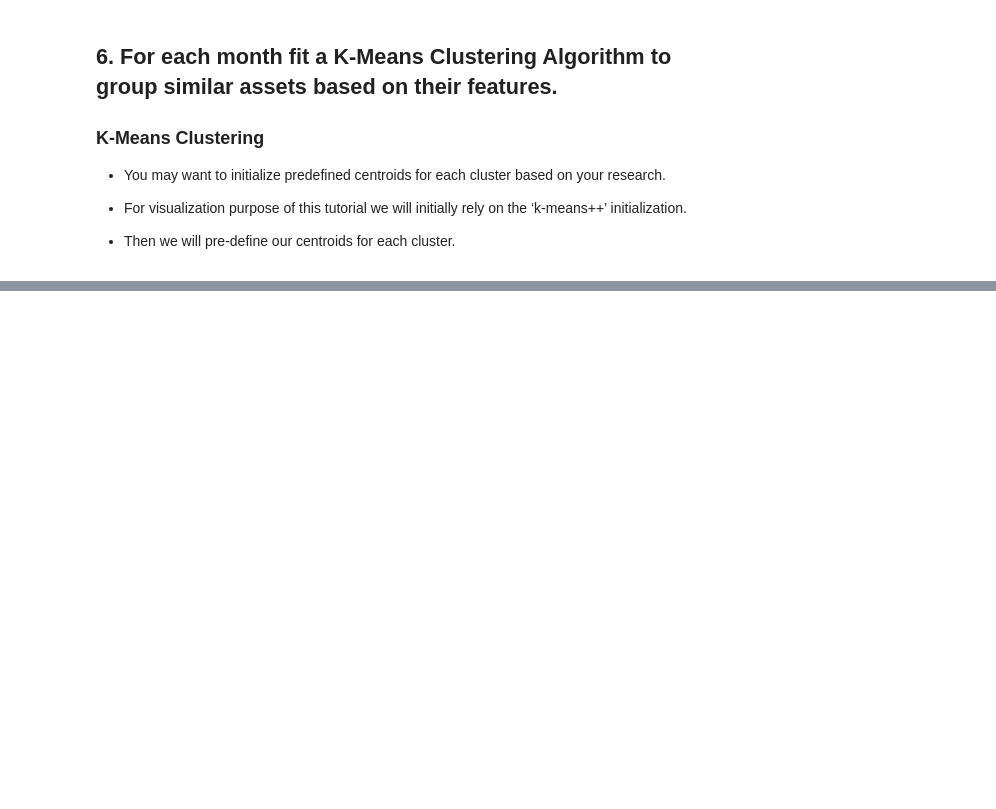
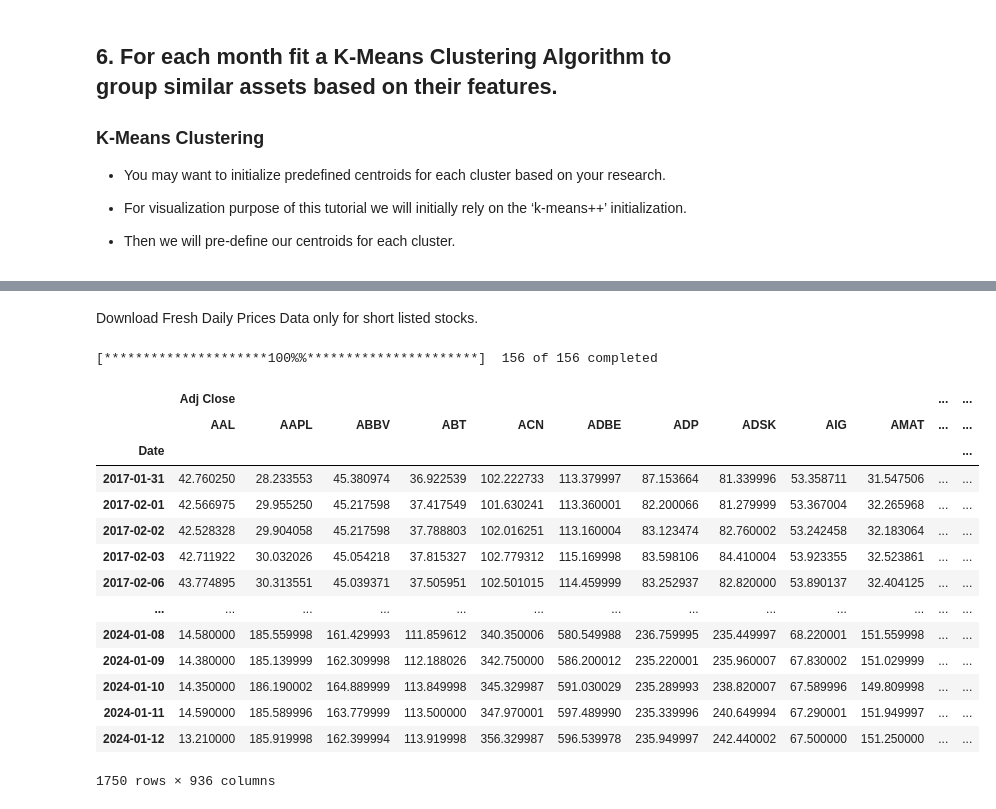
Before and after one commit to phytal/algorithmic-trading-python, a Jupyter notebook: unsupervised_learning.ipynb, the cells around one changed output, grey strips where cells are left out. Drawn from its saved outputs; the diff is of its cells as text; code cells hidden in the pictures; blank space fills up the shorter version.

```diff
--- a/unsupervised_learning.ipynb
+++ b/unsupervised_learning.ipynb
@@ -514,0 +661,27 @@ memory usage: 1.5+ MB
+# %% [markdown]
+Download Fresh Daily Prices Data only for short listed stocks.
+# %%
+stocks = data.index.get_level_values('symbol').unique().tolist()
+new_df = yf.download(tickers=stocks,
+                     start=data.index.get_level_values('date').unique()[0]-pd.DateOffset(months=12),
+                     end=data.index.get_level_values('date').unique()[-1])
+# %% [output]
+[*********************100%%**********************]  156 of 156 completed
+# %%
+new_df
+# %% [output]
+|  | Adj Close |  |  |  |  |  |  |  |  |  | ... | ... |
+|  | AAL | AAPL | ABBV | ABT | ACN | ADBE | ADP | ADSK | AIG | AMAT | ... | ... |
+| Date |  |  |  |  |  |  |  |  |  |  |  | ... |
+| 2017-01-31 | 42.760250 | 28.233553 | 45.380974 | 36.922539 | 102.222733 | 113.379997 | 87.153664 | 81.339996 | 53.358711 | 31.547506 | ... | ... |
+| 2017-02-01 | 42.566975 | 29.955250 | 45.217598 | 37.417549 | 101.630241 | 113.360001 | 82.200066 | 81.279999 | 53.367004 | 32.265968 | ... | ... |
+| 2017-02-02 | 42.528328 | 29.904058 | 45.217598 | 37.788803 | 102.016251 | 113.160004 | 83.123474 | 82.760002 | 53.242458 | 32.183064 | ... | ... |
+| 2017-02-03 | 42.711922 | 30.032026 | 45.054218 | 37.815327 | 102.779312 | 115.169998 | 83.598106 | 84.410004 | 53.923355 | 32.523861 | ... | ... |
+| 2017-02-06 | 43.774895 | 30.313551 | 45.039371 | 37.505951 | 102.501015 | 114.459999 | 83.252937 | 82.820000 | 53.890137 | 32.404125 | ... | ... |
+| ... | ... | ... | ... | ... | ... | ... | ... | ... | ... | ... | ... | ... |
+| 2024-01-08 | 14.580000 | 185.559998 | 161.429993 | 111.859612 | 340.350006 | 580.549988 | 236.759995 | 235.449997 | 68.220001 | 151.559998 | ... | ... |
+| 2024-01-09 | 14.380000 | 185.139999 | 162.309998 | 112.188026 | 342.750000 | 586.200012 | 235.220001 | 235.960007 | 67.830002 | 151.029999 | ... | ... |
+| 2024-01-10 | 14.350000 | 186.190002 | 164.889999 | 113.849998 | 345.329987 | 591.030029 | 235.289993 | 238.820007 | 67.589996 | 149.809998 | ... | ... |
+| 2024-01-11 | 14.590000 | 185.589996 | 163.779999 | 113.500000 | 347.970001 | 597.489990 | 235.339996 | 240.649994 | 67.290001 | 151.949997 | ... | ... |
+| 2024-01-12 | 13.210000 | 185.919998 | 162.399994 | 113.919998 | 356.329987 | 596.539978 | 235.949997 | 242.440002 | 67.500000 | 151.250000 | ... | ... |
+1750 rows × 936 columns
```
Also changed, not shown: parts of 29 cells of this notebook.
